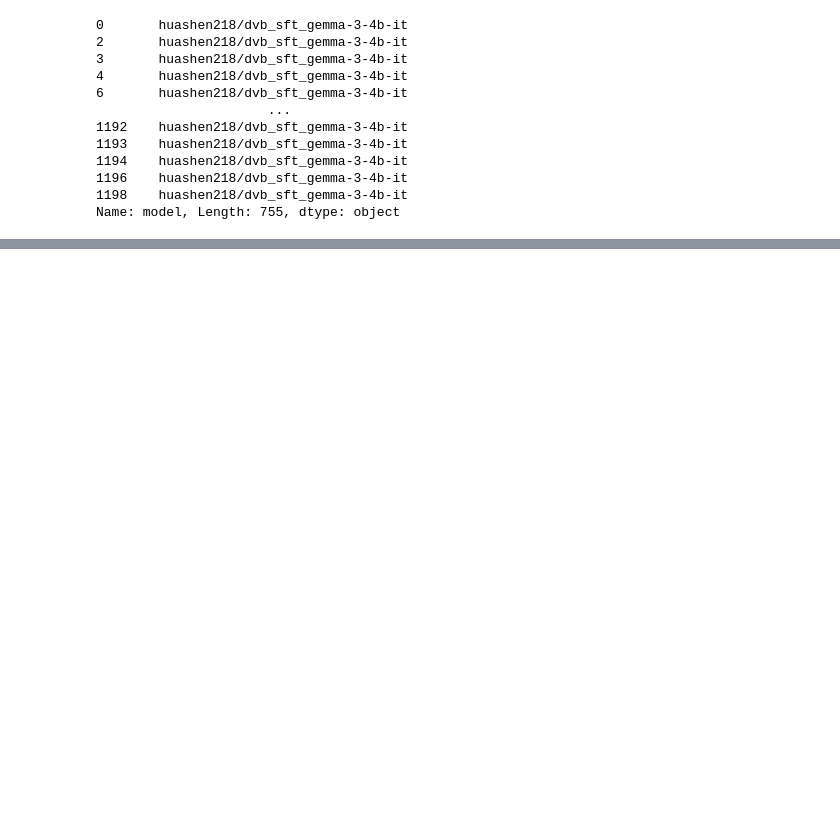
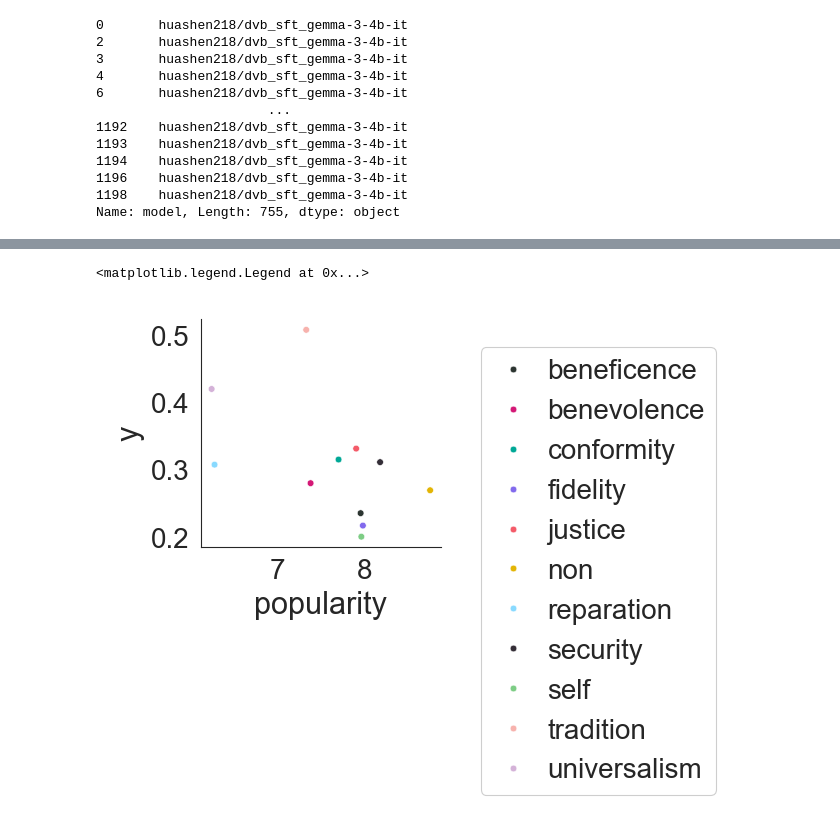
Before and after one commit to josh-ashkinaze/dvb, a Jupyter notebook: 9_run_stats_nb.ipynb, the cells around one changed output, grey strips where cells are left out. Drawn from its saved outputs; the diff is of its cells as text; code cells hidden in the pictures; blank space fills up the shorter version.

Commit message:
working before sft and value analysis

```diff
--- a/9_run_stats_nb.ipynb
+++ b/9_run_stats_nb.ipynb
@@ -1990,0 +1998,2 @@ Name: count, dtype: int64
+# %%
+value_common = pd.read_csv("results/value_commonality/value_commonality_raw_20250514-070904.csv")
@@ -1990,0 +2211,8 @@ Name: count, dtype: int64
+# %%
+b = long_df.groupby(by=['value1'])[['y'] + dimensions].mean().reset_index()
+# %%
+sns.scatterplot(data=b, x='popularity', y='y', hue='value1')
+plt.legend(bbox_to_anchor=(1.05, 1), loc='upper left')
+# %% [output]
+<matplotlib.legend.Legend at 0x...>
+[figure, added]
```
Also changed, not shown: parts of 32 cells of this notebook.
